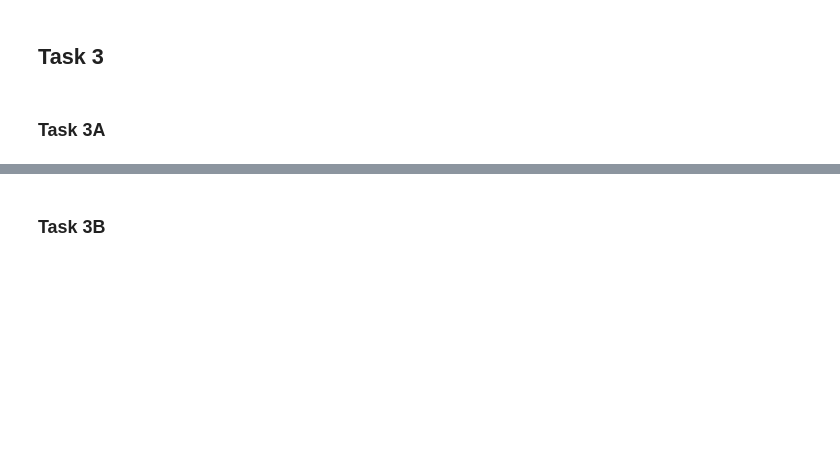
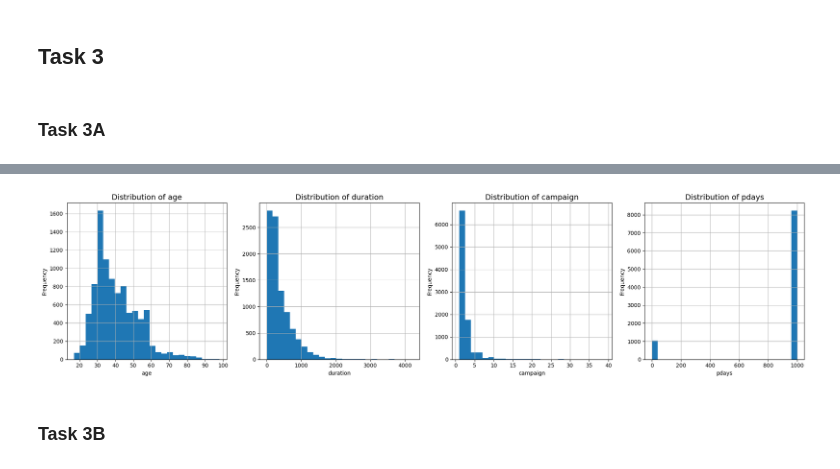
Before and after one commit to owen-simon/IS-6482-data-mining, a Jupyter notebook: Week 1/A1_Simon_Owen.ipynb, the cells around one changed output, grey strips where cells are left out. Saved outputs shown, nothing was run; the diff lists cells and outputs as text; code cells hidden in the pictures; blank space fills up the shorter version.

```diff
--- a/Week 1/A1_Simon_Owen.ipynb
+++ b/Week 1/A1_Simon_Owen.ipynb
@@ -100,3 +86,18 @@ for var in numeric_vars:
+# %%
+fig, axes = plt.subplots(nrows=1,
+                         ncols=len(numeric_vars),
+                         figsize=(20,5))
+
+for ax, var in zip(axes, numeric_vars):
+    df[var].hist(bins=25, ax=ax)
+    ax.set_title(f"Distribution of {var}", fontsize=14)
+    ax.set_xlabel(var)
+    ax.set_ylabel("Frequency")
+
+plt.tight_layout()
+plt.show()
+# %% [output]
+[figure, added]
 # %% [markdown]
 ### Task 3B
 # %%
```
Also changed, not shown: parts of 4 cells of this notebook.
